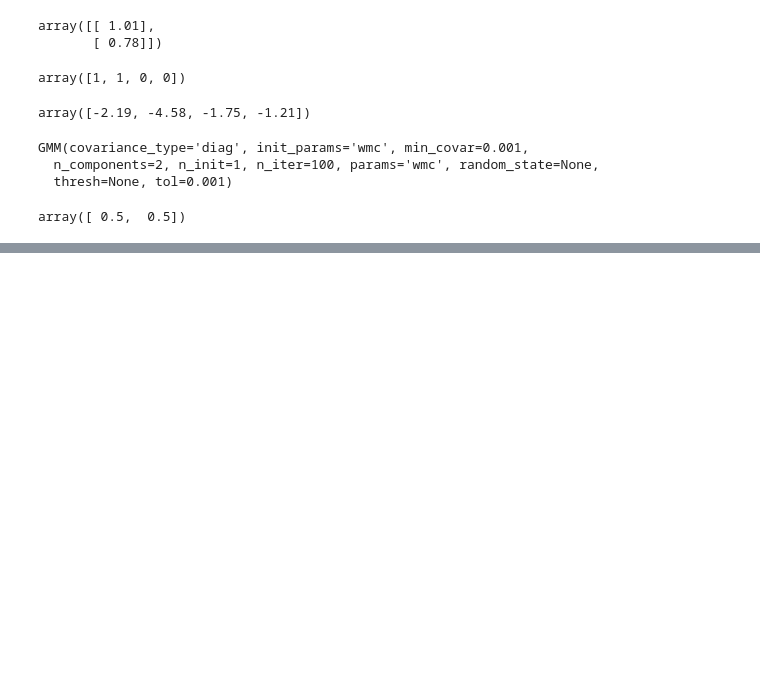
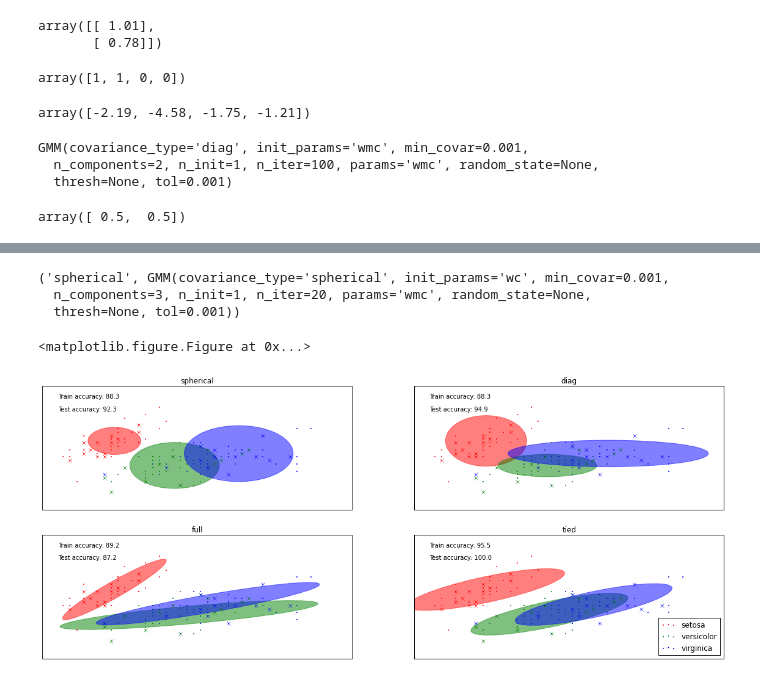
Before and after one commit to grezesf/Research, a Jupyter notebook: Reservoirs/Notebooks/GMM training with EM.ipynb, the cells around one changed output, grey strips where cells are left out. Cells and saved outputs as stored; diff of their text form; code cells hidden in the pictures; blank space fills up the shorter version.

```diff
--- a/Reservoirs/Notebooks/GMM training with EM.ipynb
+++ b/Reservoirs/Notebooks/GMM training with EM.ipynb
@@ -167,0 +131,59 @@ plt.show()
+# %%
+n_classes = 3
+
+# Try GMMs using different types of covariances.
+classifiers = dict((covar_type, GMM(n_components=n_classes,
+                    covariance_type=covar_type, init_params='wc', n_iter=20))
+                   for covar_type in ['spherical', 'diag', 'tied', 'full'])
+
+print classifiers.items()[0]
+
+n_classifiers = 4
+
+plt.figure(figsize=(3 * n_classifiers / 2, 6))
+plt.subplots_adjust(bottom=.01, top=0.95, hspace=.15, wspace=.05, left=.01, right=.99)
+# %% [output]
+('spherical', GMM(covariance_type='spherical', init_params='wc', min_covar=0.001,
+  n_components=3, n_init=1, n_iter=20, params='wmc', random_state=None,
+  thresh=None, tol=0.001))
+<matplotlib.figure.Figure at 0x...>
+# %%
+for index, (name, classifier) in enumerate(classifiers.items()):
+    # Since we have class labels for the training data, we can
+    # initialize the GMM parameters in a supervised manner.
+    classifier.means_ = np.array([X_train[y_train == i].mean(axis=0) for i in xrange(n_classes)])
+
+    # Train the other parameters using the EM algorithm.
+    classifier.fit(X_train)
+
+    h = plt.subplot(2, n_classifiers / 2, index + 1)
+    make_ellipses(classifier, h)
+
+    for n, color in enumerate('rgb'):
+        data = iris.data[iris.target == n]
+        plt.scatter(data[:, 0], data[:, 1], 0.8, color=color,label=iris.target_names[n])
+    # Plot the test data with crosses
+    for n, color in enumerate('rgb'):
+        data = X_test[y_test == n]
+        plt.plot(data[:, 0], data[:, 1], 'x', color=color)
+
+    y_train_pred = classifier.predict(X_train)
+    train_accuracy = np.mean(y_train_pred.ravel() == y_train.ravel()) * 100
+    plt.text(0.05, 0.9, 'Train accuracy: %.1f' % train_accuracy,
+             transform=h.transAxes)
+
+    y_test_pred = classifier.predict(X_test)
+    test_accuracy = np.mean(y_test_pred.ravel() == y_test.ravel()) * 100
+    plt.text(0.05, 0.8, 'Test accuracy: %.1f' % test_accuracy,
+             transform=h.transAxes)
+
+    plt.xticks(())
+    plt.yticks(())
+    plt.title(name)
+
+plt.legend(loc='lower right', prop=dict(size=12))
+
+
+plt.show()
+# %% [output]
+[figure, added]
```
Also changed, not shown: parts of 8 cells of this notebook, 1 other file.
